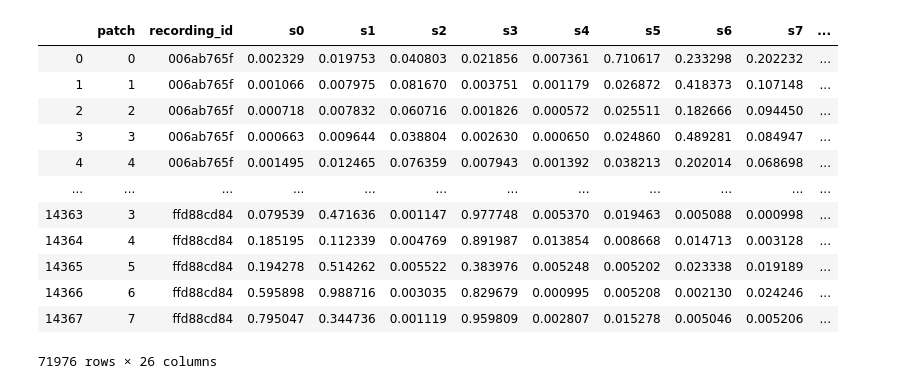
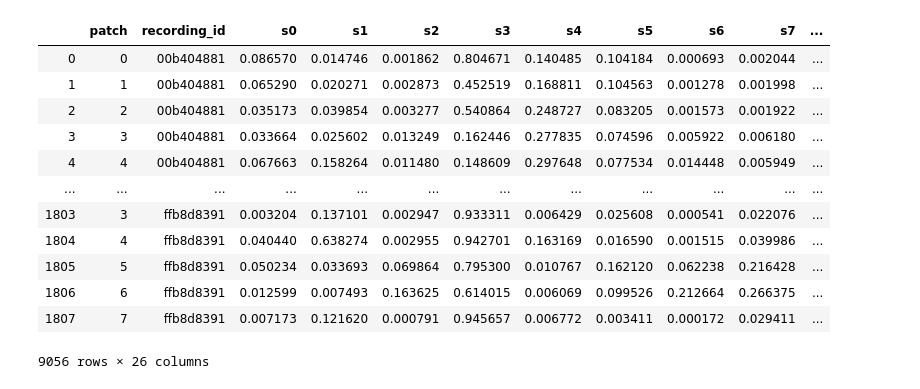
Before and after one commit to kuto5046/kaggle-rainforest, a Jupyter notebook: oof.ipynb, the cells around one changed output. Drawn from its saved outputs; the diff is of its cells as text; code cells hidden in the pictures.

```diff
--- a/oof.ipynb
+++ b/oof.ipynb
@@ -1,24 +1,25 @@
 # %%
 import pandas as pd
-input_dir = "./backup/0201_213254/oof/"
-fold0 = pd.read_csv(input_dir + "fold0_oof.csv")
-fold1 = pd.read_csv(input_dir + "fold1_oof.csv")
-fold2 = pd.read_csv(input_dir + "fold2_oof.csv")
-fold3 = pd.read_csv(input_dir + "fold3_oof.csv")
-fold4 = pd.read_csv(input_dir + "fold4_oof.csv")
-all_oof = pd.concat([fold0, fold1, fold2, fold3, fold4])
-all_oof
+# input_dir = "./backup/0210_102233/oof/"
+input_dir = "./oof/"
+oof0 = pd.read_csv(input_dir + "fold0_oof.csv")
+oof1 = pd.read_csv(input_dir + "fold1_oof.csv")
+oof2 = pd.read_csv(input_dir + "fold2_oof.csv")
+oof3 = pd.read_csv(input_dir + "fold3_oof.csv")
+oof4 = pd.read_csv(input_dir + "fold4_oof.csv")
+tp_oof = pd.concat([oof0, oof1, oof2, oof3, oof4])
+tp_oof
 # %% [output]
 |  | patch | recording_id | s0 | s1 | s2 | s3 | s4 | s5 | s6 | s7 | ... |
-| 0 | 0 | 006ab765f | 0.002329 | 0.019753 | 0.040803 | 0.021856 | 0.007361 | 0.710617 | 0.233298 | 0.202232 | ... |
-| 1 | 1 | 006ab765f | 0.001066 | 0.007975 | 0.081670 | 0.003751 | 0.001179 | 0.026872 | 0.418373 | 0.107148 | ... |
-| 2 | 2 | 006ab765f | 0.000718 | 0.007832 | 0.060716 | 0.001826 | 0.000572 | 0.025511 | 0.182666 | 0.094450 | ... |
-| 3 | 3 | 006ab765f | 0.000663 | 0.009644 | 0.038804 | 0.002630 | 0.000650 | 0.024860 | 0.489281 | 0.084947 | ... |
-| 4 | 4 | 006ab765f | 0.001495 | 0.012465 | 0.076359 | 0.007943 | 0.001392 | 0.038213 | 0.202014 | 0.068698 | ... |
+| 0 | 0 | 00b404881 | 0.086570 | 0.014746 | 0.001862 | 0.804671 | 0.140485 | 0.104184 | 0.000693 | 0.002044 | ... |
+| 1 | 1 | 00b404881 | 0.065290 | 0.020271 | 0.002873 | 0.452519 | 0.168811 | 0.104563 | 0.001278 | 0.001998 | ... |
+| 2 | 2 | 00b404881 | 0.035173 | 0.039854 | 0.003277 | 0.540864 | 0.248727 | 0.083205 | 0.001573 | 0.001922 | ... |
+| 3 | 3 | 00b404881 | 0.033664 | 0.025602 | 0.013249 | 0.162446 | 0.277835 | 0.074596 | 0.005922 | 0.006180 | ... |
+| 4 | 4 | 00b404881 | 0.067663 | 0.158264 | 0.011480 | 0.148609 | 0.297648 | 0.077534 | 0.014448 | 0.005949 | ... |
 | ... | ... | ... | ... | ... | ... | ... | ... | ... | ... | ... | ... |
-| 14363 | 3 | ffd88cd84 | 0.079539 | 0.471636 | 0.001147 | 0.977748 | 0.005370 | 0.019463 | 0.005088 | 0.000998 | ... |
-| 14364 | 4 | ffd88cd84 | 0.185195 | 0.112339 | 0.004769 | 0.891987 | 0.013854 | 0.008668 | 0.014713 | 0.003128 | ... |
-| 14365 | 5 | ffd88cd84 | 0.194278 | 0.514262 | 0.005522 | 0.383976 | 0.005248 | 0.005202 | 0.023338 | 0.019189 | ... |
-| 14366 | 6 | ffd88cd84 | 0.595898 | 0.988716 | 0.003035 | 0.829679 | 0.000995 | 0.005208 | 0.002130 | 0.024246 | ... |
-| 14367 | 7 | ffd88cd84 | 0.795047 | 0.344736 | 0.001119 | 0.959809 | 0.002807 | 0.015278 | 0.005046 | 0.005206 | ... |
+| 1803 | 3 | ffb8d8391 | 0.003204 | 0.137101 | 0.002947 | 0.933311 | 0.006429 | 0.025608 | 0.000541 | 0.022076 | ... |
+| 1804 | 4 | ffb8d8391 | 0.040440 | 0.638274 | 0.002955 | 0.942701 | 0.163169 | 0.016590 | 0.001515 | 0.039986 | ... |
+| 1805 | 5 | ffb8d8391 | 0.050234 | 0.033693 | 0.069864 | 0.795300 | 0.010767 | 0.162120 | 0.062238 | 0.216428 | ... |
+| 1806 | 6 | ffb8d8391 | 0.012599 | 0.007493 | 0.163625 | 0.614015 | 0.006069 | 0.099526 | 0.212664 | 0.266375 | ... |
+| 1807 | 7 | ffb8d8391 | 0.007173 | 0.121620 | 0.000791 | 0.945657 | 0.006772 | 0.003411 | 0.000172 | 0.029411 | ... |
-71976 rows × 26 columns
+9056 rows × 26 columns
```
Also changed, not shown: parts of 12 cells of this notebook.
